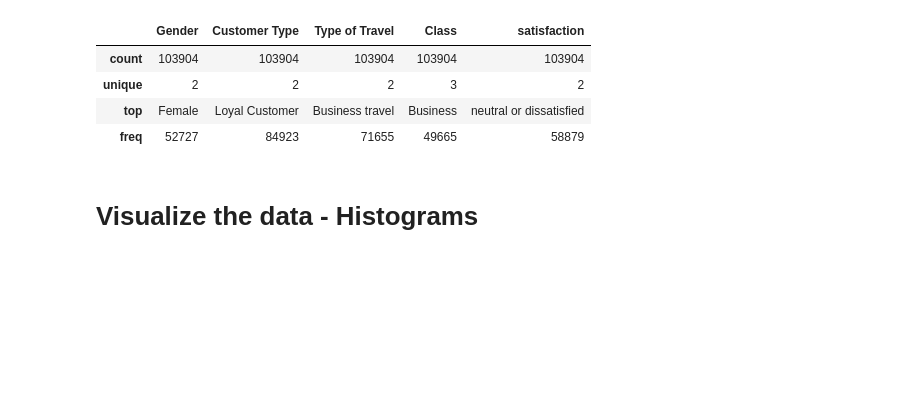
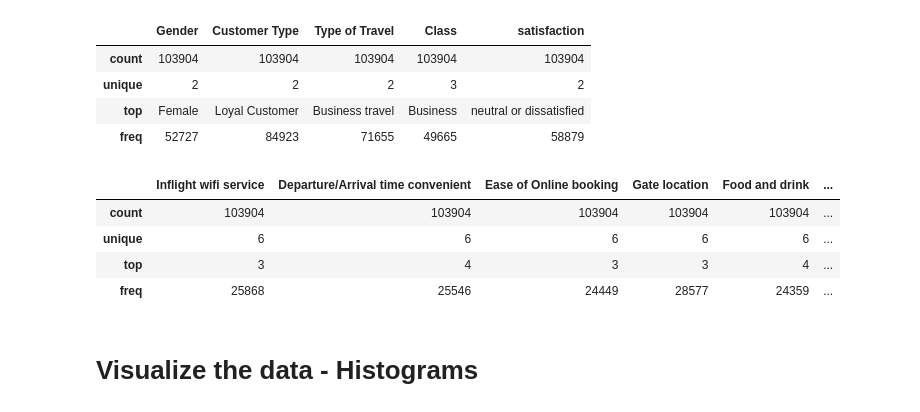
Before and after one commit to norhanreda/Air-line-passenger-satisfaction, a Jupyter notebook: visualisation.ipynb, the cells around one changed output. Saved outputs shown, nothing was run; the diff lists cells and outputs as text; code cells hidden in the pictures; blank space fills up the shorter version.

```diff
--- a/visualisation.ipynb
+++ b/visualisation.ipynb
@@ -78,6 +79,25 @@ train.describe(include=['object'])
 | unique | 2 | 2 | 2 | 3 | 2 |
 | top | Female | Loyal Customer | Business travel | Business | neutral or dissatisfied |
 | freq | 52727 | 84923 | 71655 | 49665 | 58879 |
+# %%
+
+# Example ordinal data
+ordinal_data = train[[
+        'Inflight wifi service',
+       'Departure/Arrival time convenient', 'Ease of Online booking',
+       'Gate location', 'Food and drink', 'Online boarding', 'Seat comfort',
+       'Inflight entertainment', 'On-board service', 'Leg room service',
+       'Baggage handling', 'Checkin service', 'Inflight service',
+       'Cleanliness']]
+
+ordinal_data = ordinal_data.astype("str")
+ordinal_data.describe(include=['object'])
+# %% [output]
+|  | Inflight wifi service | Departure/Arrival time convenient | Ease of Online booking | Gate location | Food and drink | ... |
+| count | 103904 | 103904 | 103904 | 103904 | 103904 | ... |
+| unique | 6 | 6 | 6 | 6 | 6 | ... |
+| top | 3 | 4 | 3 | 3 | 4 | ... |
+| freq | 25868 | 25546 | 24449 | 28577 | 24359 | ... |
 # %% [markdown]
 # Visualize the data - Histograms
 # %%
```
Also changed, not shown: parts of 4 cells of this notebook, 1 other file.
